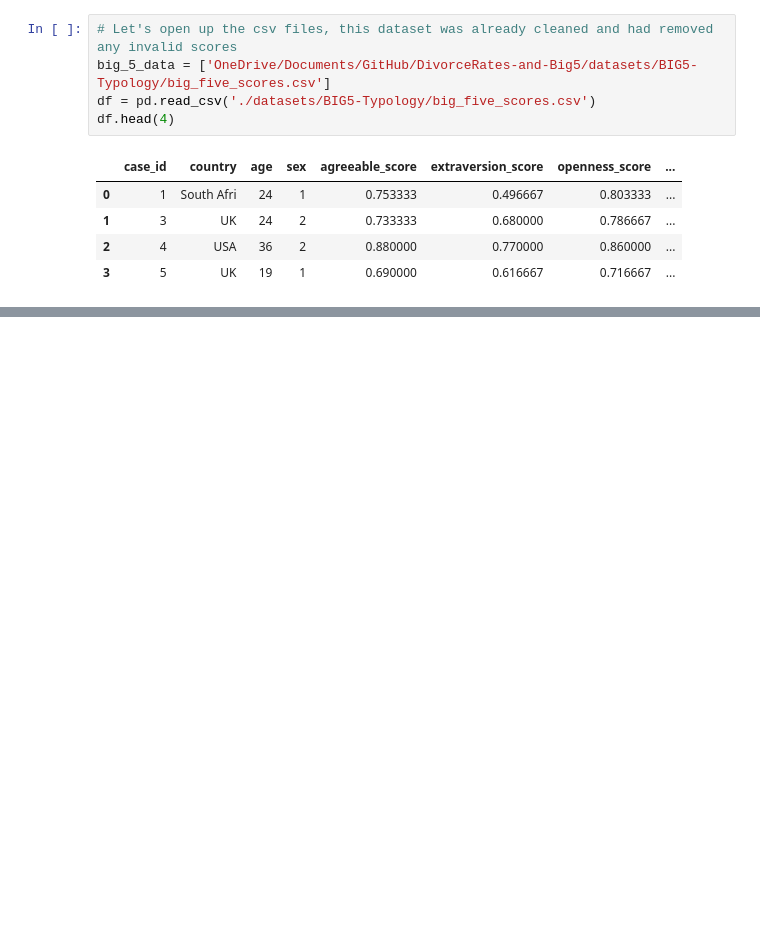
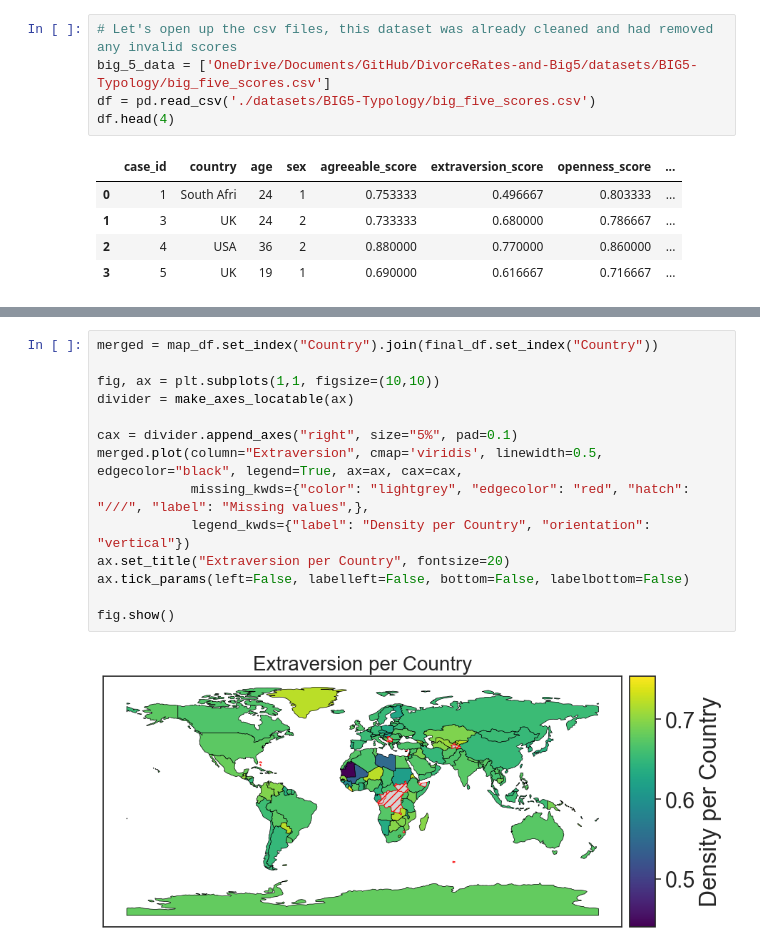
Before and after one commit to BellaIngenue/DivorceRates-and-Big5, a Jupyter notebook: Divorce-Big5.ipynb, the cells around one changed output, grey strips where cells are left out. Cells and saved outputs as stored; diff of their text form; blank space fills up the shorter version.

```diff
--- a/Divorce-Big5.ipynb
+++ b/Divorce-Big5.ipynb
@@ -167,0 +255,16 @@ fig.show()
+# %%
+merged = map_df.set_index("Country").join(final_df.set_index("Country"))
+
+fig, ax = plt.subplots(1,1, figsize=(10,10))
+divider = make_axes_locatable(ax)
+
+cax = divider.append_axes("right", size="5%", pad=0.1)
+merged.plot(column="Extraversion", cmap='viridis', linewidth=0.5, edgecolor="black", legend=True, ax=ax, cax=cax,
+            missing_kwds={"color": "lightgrey", "edgecolor": "red", "hatch": "///", "label": "Missing values",},
+            legend_kwds={"label": "Density per Country", "orientation": "vertical"})
+ax.set_title("Extraversion per Country", fontsize=20)
+ax.tick_params(left=False, labelleft=False, bottom=False, labelbottom=False)
+
+fig.show()
+# %% [output]
+[figure, added]
```
Also changed, not shown: parts of 30 cells of this notebook, 6 other files.
